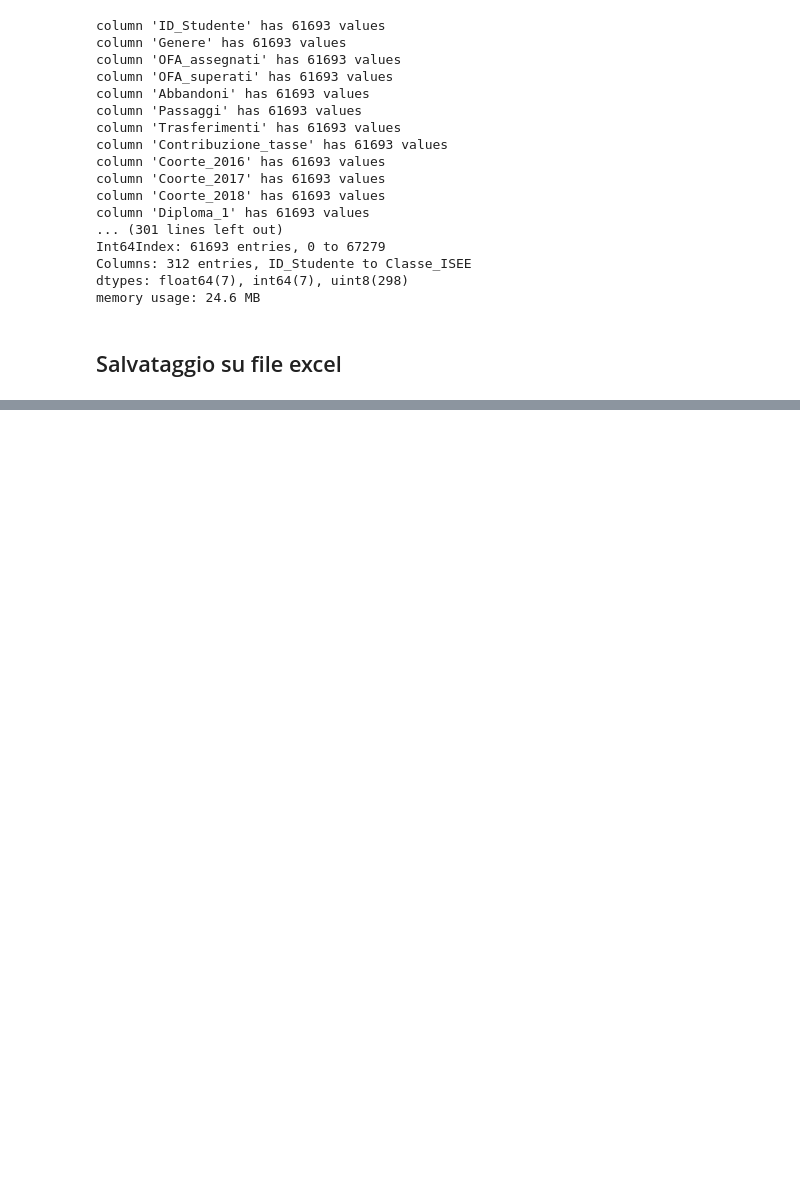
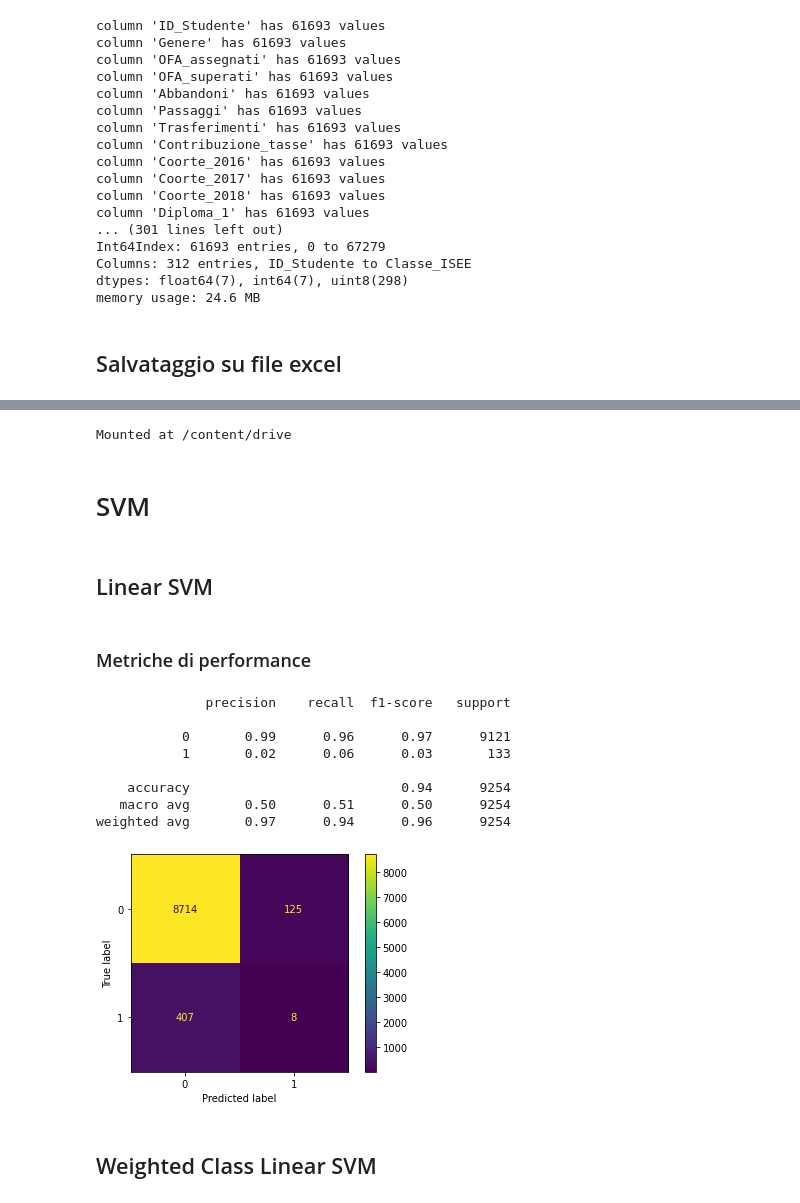
Before and after one commit to alepistola/AI-OkComputer, a Jupyter notebook: dropoutExplain.ipynb, the cells around one changed output, grey strips where cells are left out. Cells and saved outputs as stored; diff of their text form; code cells hidden in the pictures; blank space fills up the shorter version.

Commit message:
Added SVM models

```diff
--- a/dropoutExplain.ipynb
+++ b/dropoutExplain.ipynb
@@ -8,6 +8,11 @@ import matplotlib.pyplot as plt
 import seaborn as snsfrom
 from google.colab import drive
 from sklearn.preprocessing import MinMaxScaler
+import sklearn
+from sklearn import svm
+from sklearn import metrics
+from sklearn.metrics import classification_report, confusion_matrix, ConfusionMatrixDisplay
+import joblib
 
 local = False
 
@@ -31,6 +36,19 @@ def print_missing_values(dt):
 def print_columns_len(dt):
   for col in dt.columns:
     print("column '" + col + "' has " + str(len(dt[col])) + " values")
+
+def save_model(model, filename):
+  joblib.dump(model, base_url + filename)
+
+def load_model(filename):
+  return joblib.load(base_url + filename)
+
+def print_classification_report_n_mconfusion(y_pred, y_true):
+  print(classification_report(y_pred, y_true))
+  cm = confusion_matrix(y_test, y_pred)
+  disp = ConfusionMatrixDisplay(confusion_matrix=cm)
+  disp.plot()
+  plt.show()
 # %% [markdown]
 # DATA PREPROCESSING
 # %% [markdown]
@@ -333,0 +354,44 @@ dt.to_excel(base_url + 'final_dataset.xlsx')
+# %%
+if(not local):
+  drive.mount('/content/drive')
+
+dt = pd.read_excel(base_url + 'final_dataset.xlsx')
+
+y = dt['Abbandoni']
+x = dt.drop('Abbandoni', axis=1)
+
+x_train, x_test, y_train, y_test = sklearn.model_selection.train_test_split(x, y, test_size=0.15)
+# %% [output]
+Mounted at /content/drive
+# %% [markdown]
+# SVM
+# %% [markdown]
+## Linear SVM
+# %%
+linear_svm_filename = 'linear_svm.sav'
+use_pretrained = True
+
+if(use_pretrained):
+  _svm = load_model(linear_svm_filename)
+else:
+  _svm = svm.SVC(kernel='linear')
+  _svm.fit(x_train, y_train)
+  save_model(_svm, linear_svm_filename)
+
+y_predict = _svm.predict(x_test)
+# %% [markdown]
+### Metriche di performance
+# %%
+print_classification_report_n_mconfusion(y_predict, y_test)
+# %% [output]
+              precision    recall  f1-score   support
+
+           0       0.99      0.96      0.97      9121
+           1       0.02      0.06      0.03       133
+
+    accuracy                           0.94      9254
+   macro avg       0.50      0.51      0.50      9254
+weighted avg       0.97      0.94      0.96      9254
+[figure, added]
+# %% [markdown]
+## Weighted Class Linear SVM
```
Also changed, not shown: parts of 4 cells of this notebook.
